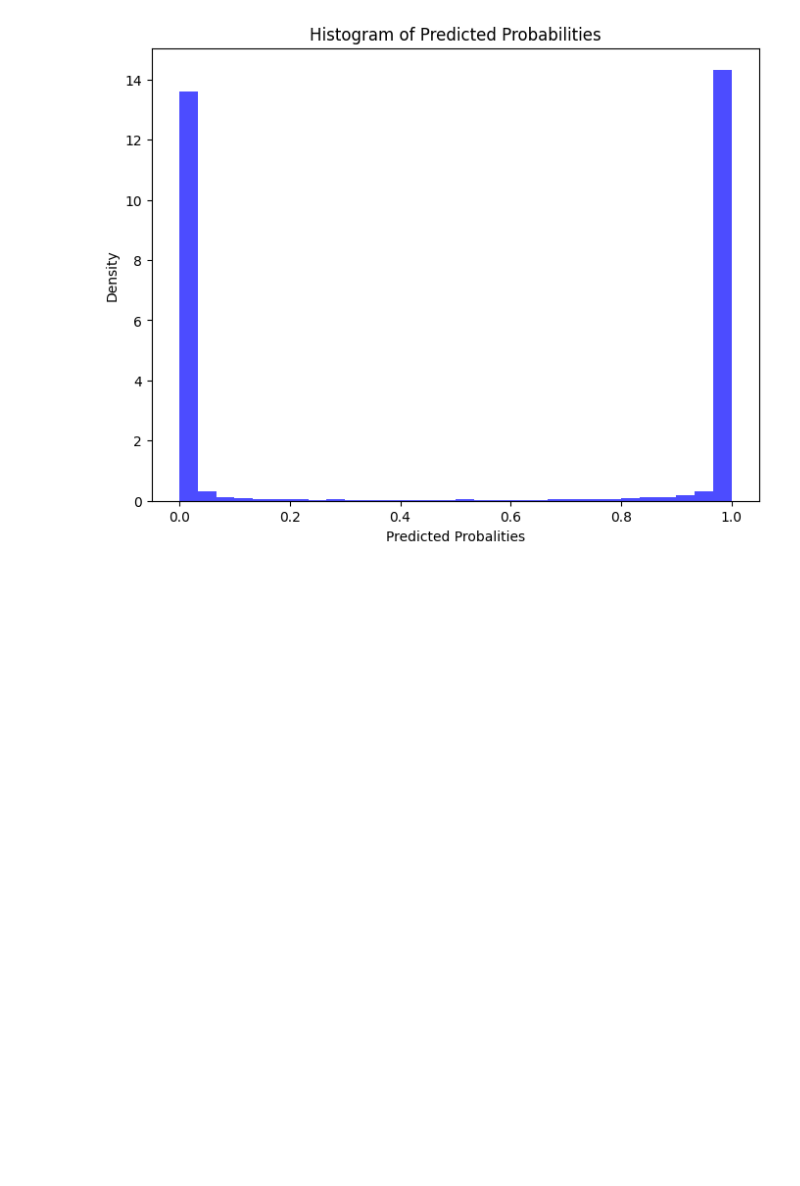
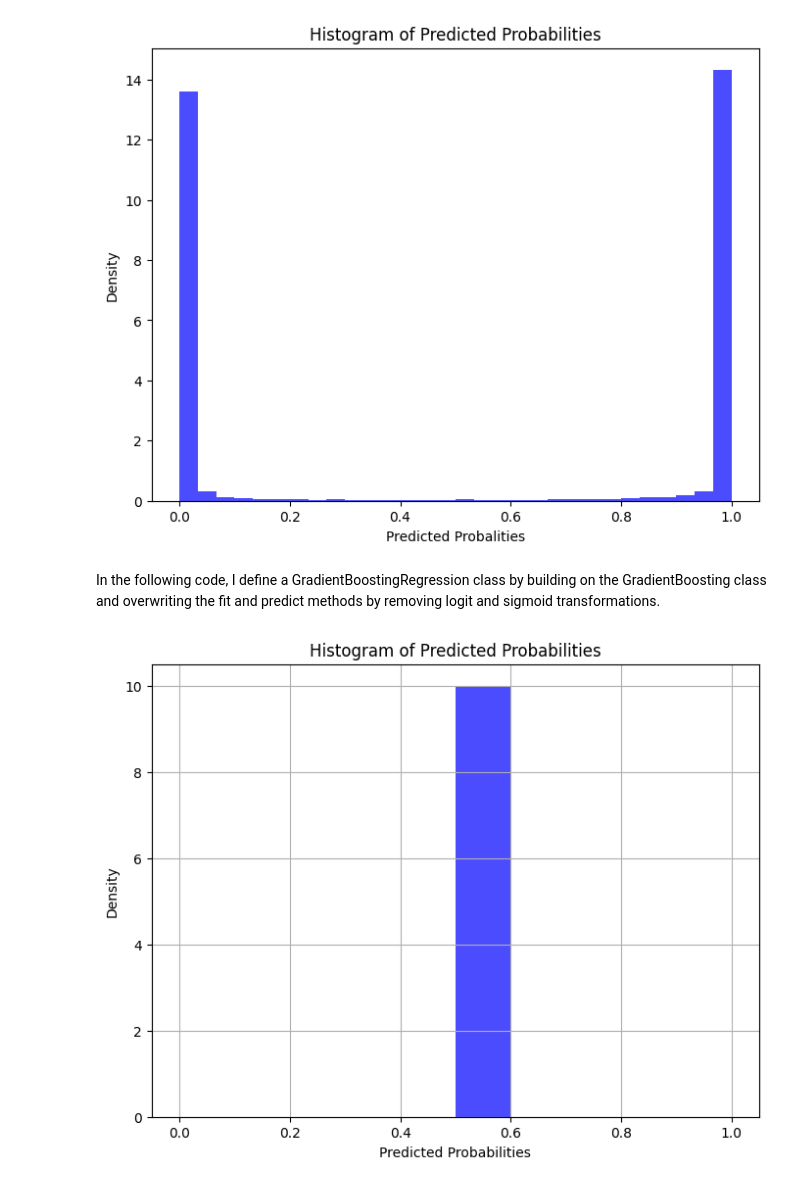
Before and after one commit to jeremysb1/xgboost, a Jupyter notebook: decision_trees.ipynb, the cells around one changed output. Cells and saved outputs as stored; diff of their text form; code cells hidden in the pictures; blank space fills up the shorter version.

Commit message:
added GradientBoostingRegression class

```diff
--- a/decision_trees.ipynb
+++ b/decision_trees.ipynb
@@ -279,3 +279,42 @@ plt.title('Histogram of Predicted Probabilities')
 plt.show()
 # %% [output]
 [figure]
+# %% [markdown]
+In the following code, I define a GradientBoostingRegression class by building on the GradientBoosting class and overwriting the fit and predict methods by removing logit and sigmoid transformations.
+# %%
+class GradientBoostingRegression(GradientBoosting):
+
+    def fit(self, X, y):
+        self.init = np.mean(y)
+        y_pred = self.init * np.ones((X.shape[0],))
+
+        for k in range(self.n_estimators):
+            gradient = self.gradient(y, y_pred)
+            tree = DecisionTreeRegressor(**self.params)
+            tree.fit(X, -gradient)
+            y_pred += self.learning_rate * tree.predict(X)
+
+    def predict(self, X):
+        y_pred = self.init * np.ones((X.shape[0],))
+        for tree in self.trees:
+            y_pred += self.learning_rate * tree.predict(X)
+        return y_pred
+
+reg = GradientBoostingRegression(n_estimators=300,
+                                 learning_rate=0.1,
+                                 max_depth=4,
+                                 min_samples_leaf=3,
+                                 random_state=0)
+
+reg.fit(X, y)
+
+proba = reg.predict(Xt)
+plt.figure(figsize=(8, 6))
+plt.hist(proba, bins=10, density=True, color='blue', alpha=0.7)
+plt.xlabel('Predicted Probabilities')
+plt.ylabel('Density')
+plt.title('Histogram of Predicted Probabilities')
+plt.grid(True)
+plt.show()
+# %% [output]
+[figure, added]
```
Also changed, not shown: parts of 4 cells of this notebook.
